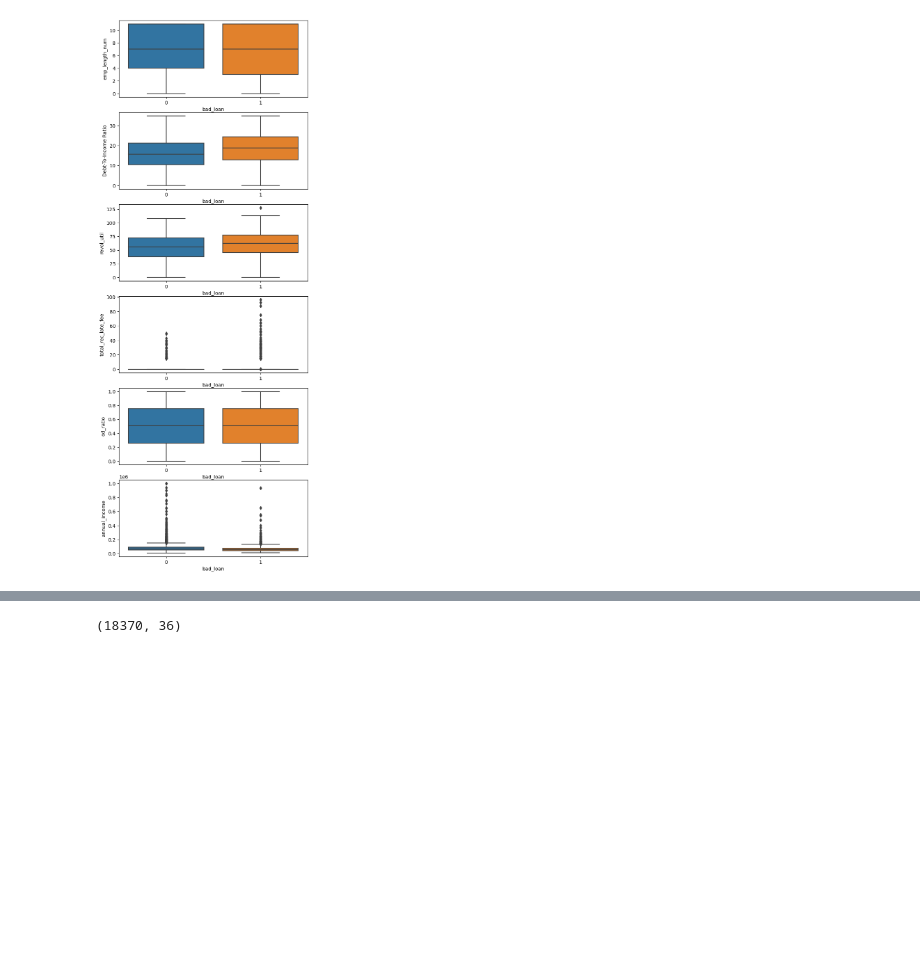
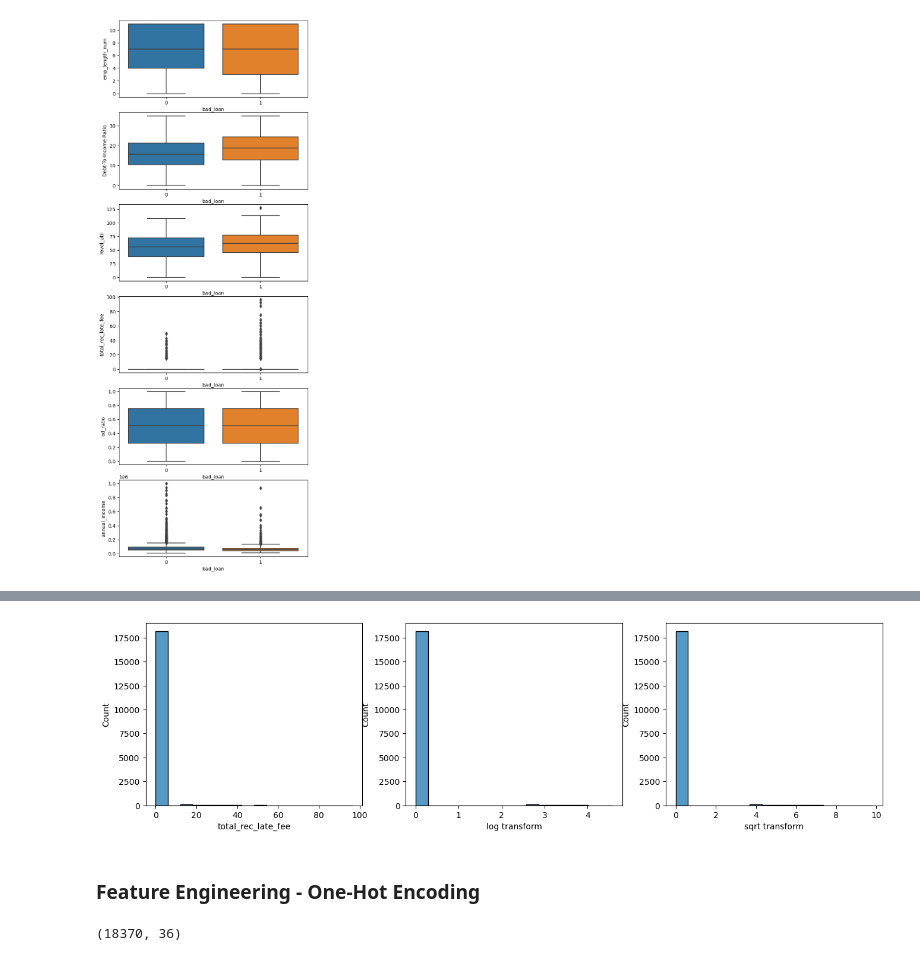
Before and after one commit to KaimiHuang/Applied_Data_Science_Project_1, a Jupyter notebook: Predict_bad_loan.ipynb, the cells around one changed output, grey strips where cells are left out. Cells and saved outputs as stored; diff of their text form; code cells hidden in the pictures; blank space fills up the shorter version.

```diff
--- a/Predict_bad_loan.ipynb
+++ b/Predict_bad_loan.ipynb
@@ -517,3 +526,15 @@ df['annual_income_log'] = df.annual_income.apply(lambda x: x+1).apply(np.log)
+# %%
+#total_rec_late_fee
+fig, ax = plt.subplots(1, 3, figsize = (16,4))
+sns.histplot(x=df.total_rec_late_fee, ax=ax[0]);
+sns.histplot(x=df.total_rec_late_fee.apply(lambda x: x+1).apply(np.log), ax=ax[1]);
+ax[1].set_xlabel('log transform');
+sns.histplot(x=df.total_rec_late_fee.apply(np.sqrt), ax=ax[2]);
+ax[2].set_xlabel('sqrt transform');
+# %% [output]
+[figure, added]
+# %% [markdown]
+### Feature Engineering - One-Hot Encoding
 # %%
 pd.get_dummies(df).shape
 # %% [output]
```
Also changed, not shown: parts of 65 cells of this notebook.
